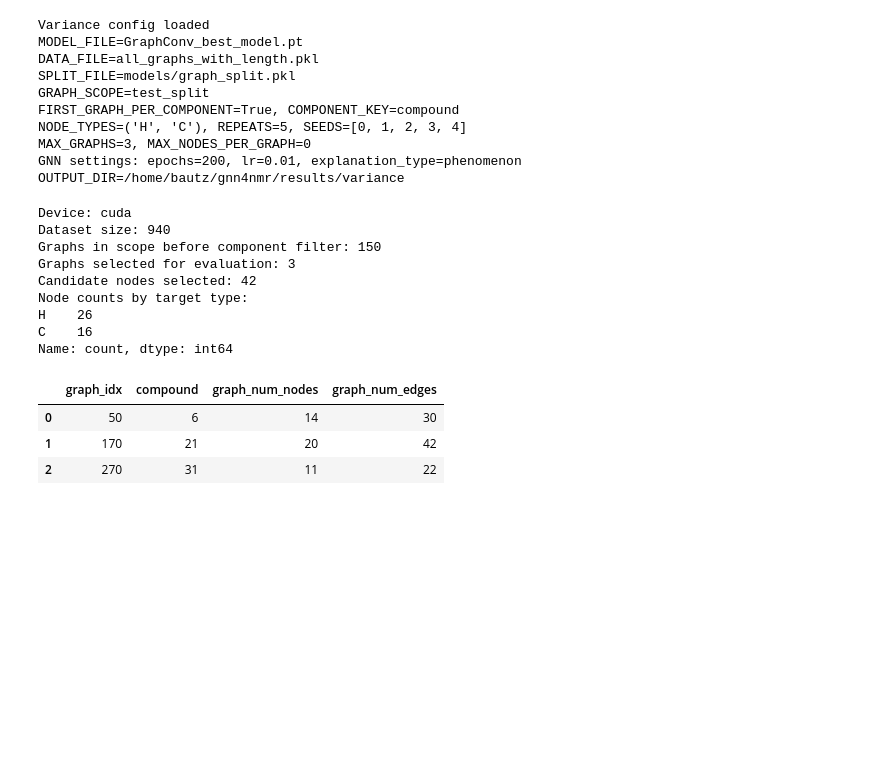
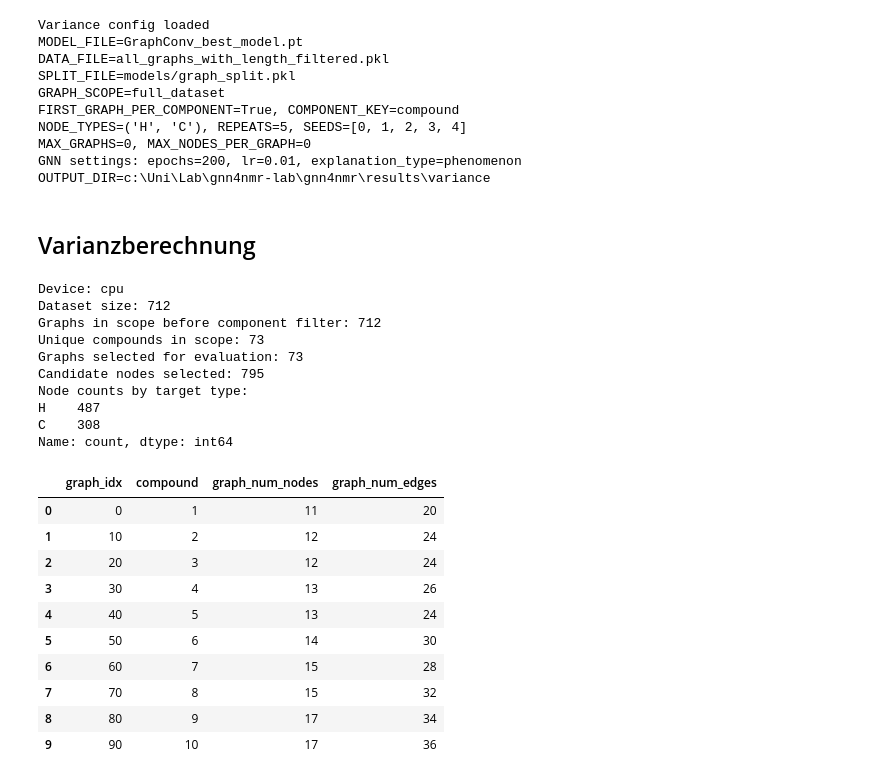
Before and after one commit to DanielBautz/gnn4nmr, a Jupyter notebook: notebooks/variance.ipynb, the cells around one changed output. Cells and saved outputs as stored; diff of their text form; code cells hidden in the pictures; blank space fills up the shorter version.

Commit message:
variance analysis results + viz

```diff
--- a/notebooks/variance.ipynb
+++ b/notebooks/variance.ipynb
@@ -260,10 +284,10 @@ def _pick_default_file(directory: Path, pattern: str, preferred: str):
 
 
 MODEL_FILE = _pick_default_file(MODELS_DIR, "*.pt", "GraphConv_best_model.pt")
-DATA_FILE = _pick_default_file(DATA_DIR, "*.pkl", "all_graphs_with_length.pkl")
+DATA_FILE = _pick_default_file(DATA_DIR, "*.pkl", "all_graphs_with_length_filtered.pkl")
 SPLIT_FILE = "models/graph_split.pkl"
 
-GRAPH_SCOPE = "test_split"
+GRAPH_SCOPE = "full_dataset"
 FIRST_GRAPH_PER_COMPONENT = True
 COMPONENT_KEY = "compound"
 
@@ -273,7 +297,7 @@ SEEDS = [0, 1, 2, 3, 4]
 assert len(SEEDS) == REPEATS, "SEEDS and REPEATS mismatch"
 
 # Optional limits (0 means no limit)
-MAX_GRAPHS = 3  # set to 3 for smoke test
+MAX_GRAPHS = 0
 MAX_NODES_PER_GRAPH = 0
 
 GNN_EPOCHS = 200
@@ -303,14 +327,16 @@ print(f"OUTPUT_DIR={OUTPUT_DIR}")
 # %% [output]
 Variance config loaded
 MODEL_FILE=GraphConv_best_model.pt
-DATA_FILE=all_graphs_with_length.pkl
+DATA_FILE=all_graphs_with_length_filtered.pkl
 SPLIT_FILE=models/graph_split.pkl
-GRAPH_SCOPE=test_split
+GRAPH_SCOPE=full_dataset
 FIRST_GRAPH_PER_COMPONENT=True, COMPONENT_KEY=compound
 NODE_TYPES=('H', 'C'), REPEATS=5, SEEDS=[0, 1, 2, 3, 4]
-MAX_GRAPHS=3, MAX_NODES_PER_GRAPH=0
+MAX_GRAPHS=0, MAX_NODES_PER_GRAPH=0
 GNN settings: epochs=200, lr=0.01, explanation_type=phenomenon
-OUTPUT_DIR=/home/bautz/gnn4nmr/results/variance
+OUTPUT_DIR=c:\Uni\Lab\gnn4nmr-lab\gnn4nmr\results\variance
+# %% [markdown]
+## Varianzberechnung
 # %%
 context = build_default_context(
     project_root=PROJECT_ROOT,
@@ -331,6 +357,13 @@ scope_graph_indices = select_scope_graph_indices(
     split_path=context.split_path,
     graph_scope=GRAPH_SCOPE,
 )
+
+scope_compounds = []
+for graph_idx in scope_graph_indices:
+    nx_g = dataset.nx_graphs[int(graph_idx)]
+    scope_compounds.append(str(nx_g.graph.get(COMPONENT_KEY, "unknown")))
+scope_unique_compounds = sorted(set(scope_compounds))
+scope_unique_compounds_count = int(len(scope_unique_compounds))
 
 if FIRST_GRAPH_PER_COMPONENT:
     eval_graph_indices = first_graph_indices_per_component(
@@ -397,43 +430,52 @@ for graph_idx in eval_graph_indices:
     data = dataset[int(graph_idx)].to(device)
     x_dict_raw, edge_index_dict, edge_attr_dict_raw, y_dict_raw = heterodata_to_dicts(data)
 
     x_dict = {nt: feat.clone() for nt, feat in x_dict_raw.items()}
     edge_attr_dict = clone_edge_attr_dict(edge_attr_dict_raw)
     y_dict = {
         nt: (val.clone() if isinstance(val, torch.Tensor) else val)
         for nt, val in y_dict_raw.items()
     }
 
     graph_cache[int(graph_idx)] = {
         "x_dict": x_dict,
         "edge_index_dict": edge_index_dict,
         "edge_attr_dict": edge_attr_dict,
         "y_dict": y_dict,
     }
 
 print(f"Device: {device}")
 print(f"Dataset size: {len(dataset)}")
 print(f"Graphs in scope before component filter: {len(scope_graph_indices)}")
+print(f"Unique compounds in scope: {scope_unique_compounds_count}")
 print(f"Graphs selected for evaluation: {len(eval_graph_indices)}")
 print(f"Candidate nodes selected: {len(candidate_nodes)}")
 print("Node counts by target type:")
 print(pd.Series([row["target_node_type"] for row in candidate_nodes]).value_counts())
 
 display(graph_meta_df.head(10))
 # %% [output]
-Device: cuda
-Dataset size: 940
-Graphs in scope before component filter: 150
-Graphs selected for evaluation: 3
-Candidate nodes selected: 42
+Device: cpu
+Dataset size: 712
+Graphs in scope before component filter: 712
+Unique compounds in scope: 73
+Graphs selected for evaluation: 73
+Candidate nodes selected: 795
 Node counts by target type:
-H    26
-C    16
+H    487
+C    308
 Name: count, dtype: int64
 |  | graph_idx | compound | graph_num_nodes | graph_num_edges |
-| 0 | 50 | 6 | 14 | 30 |
-| 1 | 170 | 21 | 20 | 42 |
-| 2 | 270 | 31 | 11 | 22 |
+| 0 | 0 | 1 | 11 | 20 |
+| 1 | 10 | 2 | 12 | 24 |
+| 2 | 20 | 3 | 12 | 24 |
+| 3 | 30 | 4 | 13 | 26 |
+| 4 | 40 | 5 | 13 | 24 |
+| 5 | 50 | 6 | 14 | 30 |
+| 6 | 60 | 7 | 15 | 28 |
+| 7 | 70 | 8 | 15 | 32 |
+| 8 | 80 | 9 | 17 | 34 |
+| 9 | 90 | 10 | 17 | 36 |
 # %%
 model_config = ModelConfig(
     mode=ModelMode.regression,
```
Also changed, not shown: parts of 10 cells of this notebook, 22 other files.
